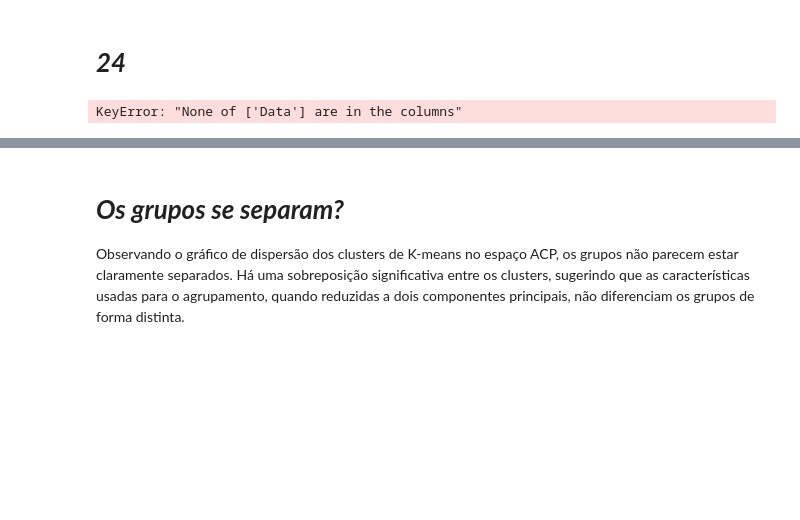
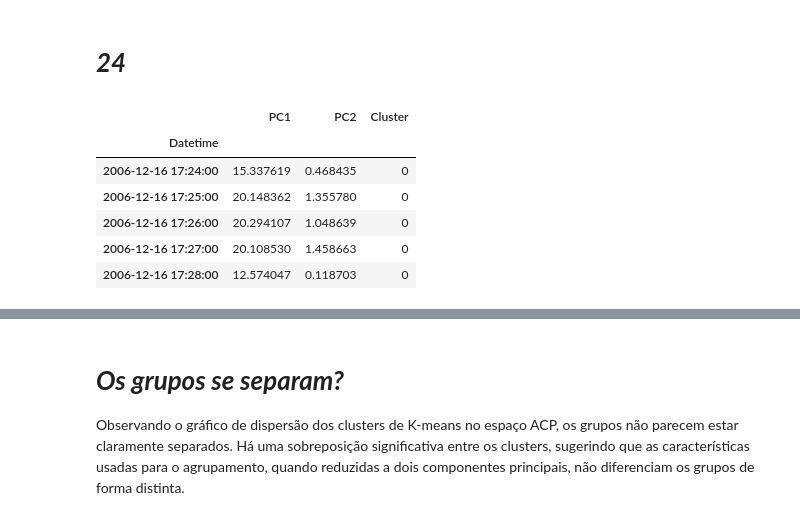
Before and after one commit to PedroH-07/Checkpoint1-SERS, a Jupyter notebook: CP01_SERS.ipynb, the cells around one changed output, grey strips where cells are left out. Saved outputs shown, nothing was run; the diff lists cells and outputs as text; code cells hidden in the pictures; blank space fills up the shorter version.

```diff
--- a/CP01_SERS.ipynb
+++ b/CP01_SERS.ipynb
@@ -633,20 +656,26 @@ plt.show()
 # %% [markdown]
 # ***24***
 # %%
-daily_consumption_indexed = daily_consumption.set_index('Data')
+daily_consumption_indexed = daily_consumption.set_index('Date')
 
 df['Cluster'] = df.index.normalize().map(daily_consumption_indexed['Cluster'])
 
 df_pca = df_pca.set_index(df.index)
 df_pca['Cluster'] = df['Cluster']
 
 df_pca.dropna(subset=['Cluster'], inplace=True)
 
 df_pca['Cluster'] = df_pca['Cluster'].astype(int)
 
 display(df_pca.head())
 # %% [output]
-KeyError: "None of ['Data'] are in the columns"
+|  | PC1 | PC2 | Cluster |
+| Datetime |  |  |  |
+| 2006-12-16 17:24:00 | 15.337619 | 0.468435 | 0 |
+| 2006-12-16 17:25:00 | 20.148362 | 1.355780 | 0 |
+| 2006-12-16 17:26:00 | 20.294107 | 1.048639 | 0 |
+| 2006-12-16 17:27:00 | 20.108530 | 1.458663 | 0 |
+| 2006-12-16 17:28:00 | 12.574047 | 0.118703 | 0 |
 # %%
 plt.figure(figsize=(10, 8))
 plt.scatter(df_pca['PC1'], df_pca['PC2'], c=df_pca['Cluster'], cmap='viridis', s=1, alpha=0.5)
```
Also changed, not shown: parts of 41 cells of this notebook.
